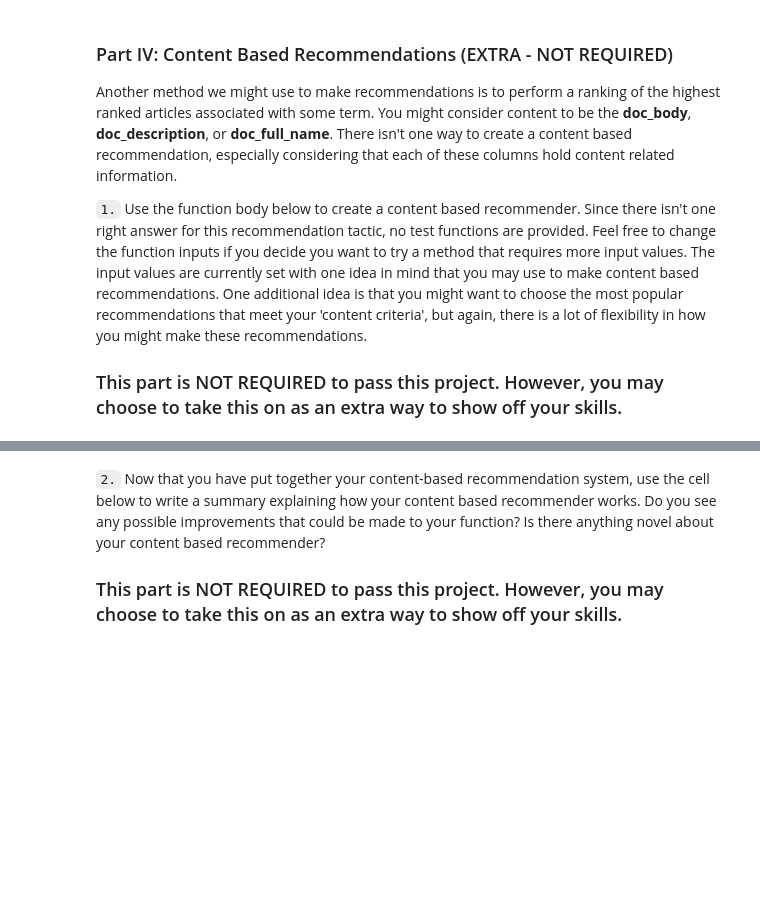
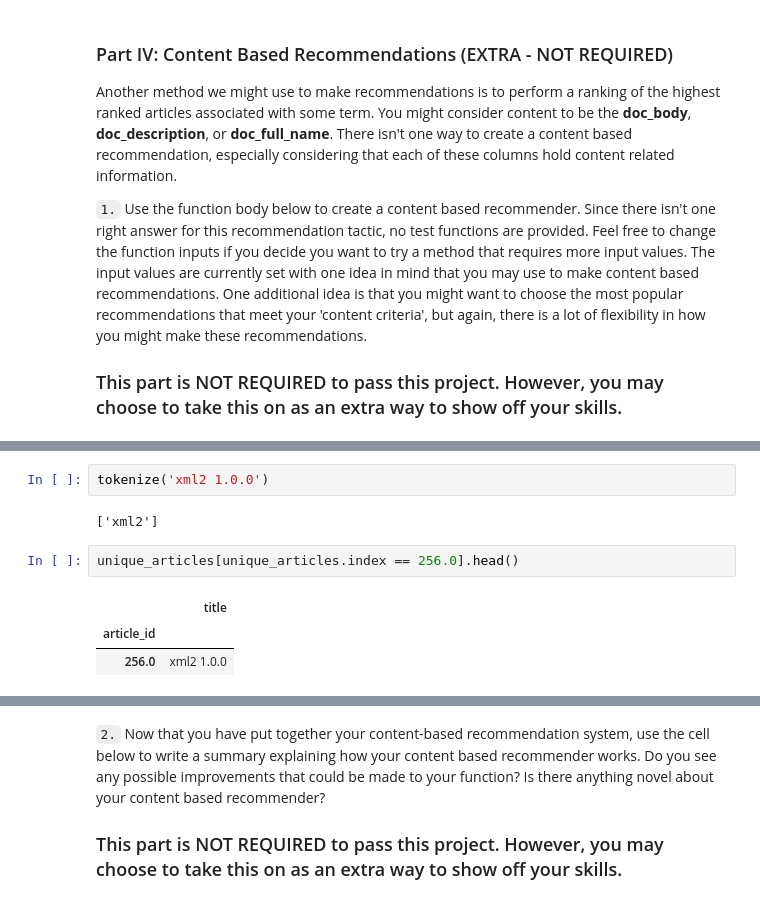
Before and after one commit to huli/dsnd, a Jupyter notebook: recommendations-with-ibm/Recommendations_with_IBM.ipynb, the cells around one changed output, grey strips where cells are left out. Drawn from its saved outputs; the diff is of its cells as text; blank space fills up the shorter version.

```diff
--- a/recommendations-with-ibm/Recommendations_with_IBM.ipynb
+++ b/recommendations-with-ibm/Recommendations_with_IBM.ipynb
@@ -710,0 +723,10 @@ tfidf_matrix.index = unique_articles.index
+# %%
+tokenize('xml2 1.0.0')
+# %% [output]
+['xml2']
+# %%
+unique_articles[unique_articles.index == 256.0].head()
+# %% [output]
+|  | title |
+| article_id |  |
+| 256.0 | xml2 1.0.0 |
```
Also changed, not shown: parts of 24 cells of this notebook.
